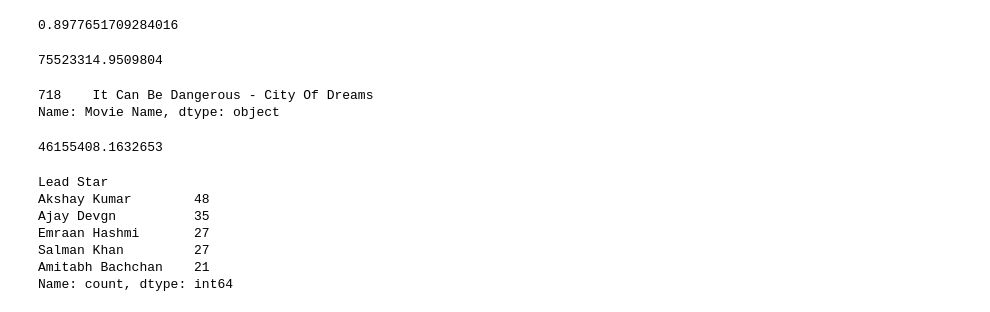
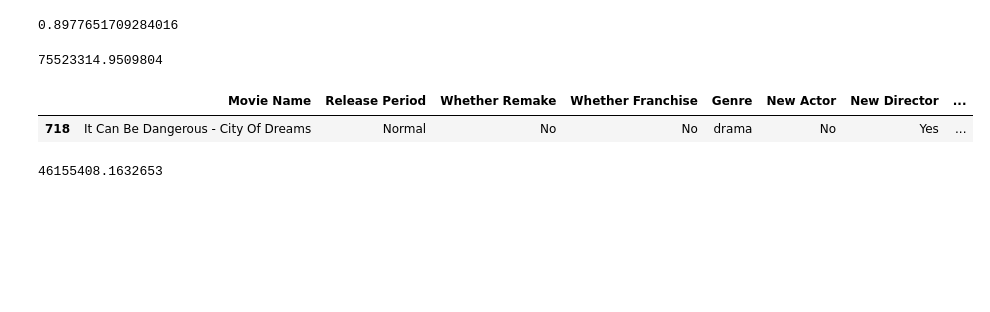
Before and after one commit to rahulbhoyar1995/Kaggle-Data-Analysis-Projects, a Jupyter notebook: bollywood-movies-dataset-analysis.ipynb, the cells around one changed output. Drawn from its saved outputs; the diff is of its cells as text; code cells hidden in the pictures; blank space fills up the shorter version.

```diff
--- a/bollywood-movies-dataset-analysis.ipynb
+++ b/bollywood-movies-dataset-analysis.ipynb
@@ -318,8 +313,8 @@ df[df["New Director"] == "Yes"]["Revenue(INR)"].mean()
 75523314.9509804
 # %%
 # Find the movie with the lowest revenue.
-df[df["Revenue(INR)"] == df["Revenue(INR)"].min()]["Movie Name"]
+df[df["Revenue(INR)"] == df["Revenue(INR)"].min()]
 # %% [output]
-718    It Can Be Dangerous - City Of Dreams
-Name: Movie Name, dtype: object
+|  | Movie Name | Release Period | Whether Remake | Whether Franchise | Genre | New Actor | New Director | ... |
+| 718 | It Can Be Dangerous - City Of Dreams | Normal | No | No | drama | No | Yes | ... |
 # %%
@@ -328,14 +322,3 @@ Name: Movie Name, dtype: object
 df[(df["Genre"] == "drama") & (df["New Music Director"] == "Yes")]["Revenue(INR)"].mean()
 # %% [output]
 46155408.1632653
-# %%
-# Identify the lead star who has appeared in the most movies.
-df["Lead Star"].value_counts().head()
-# %% [output]
-Lead Star
-Akshay Kumar        48
-Ajay Devgn          35
-Emraan Hashmi       27
-Salman Khan         27
-Amitabh Bachchan    21
-Name: count, dtype: int64
```
Also changed, not shown: parts of 26 cells of this notebook.
